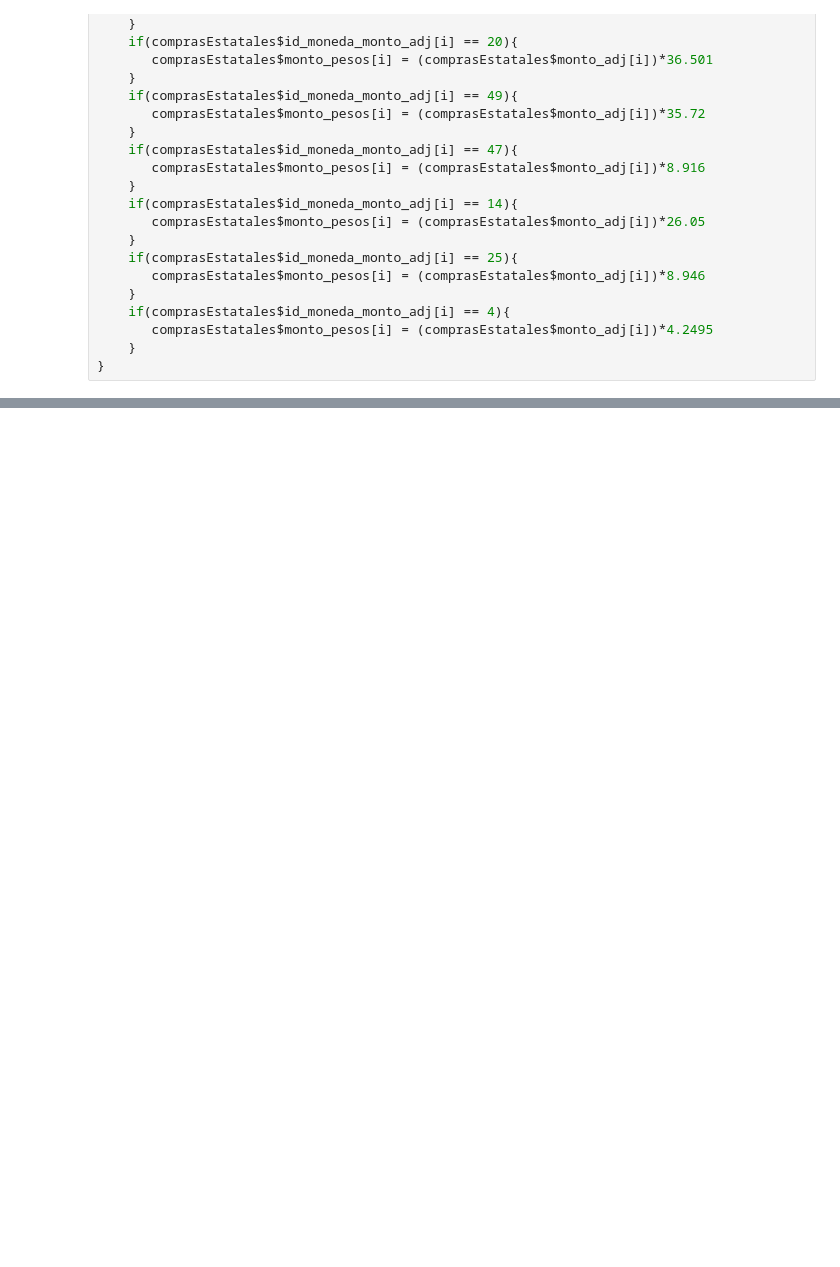
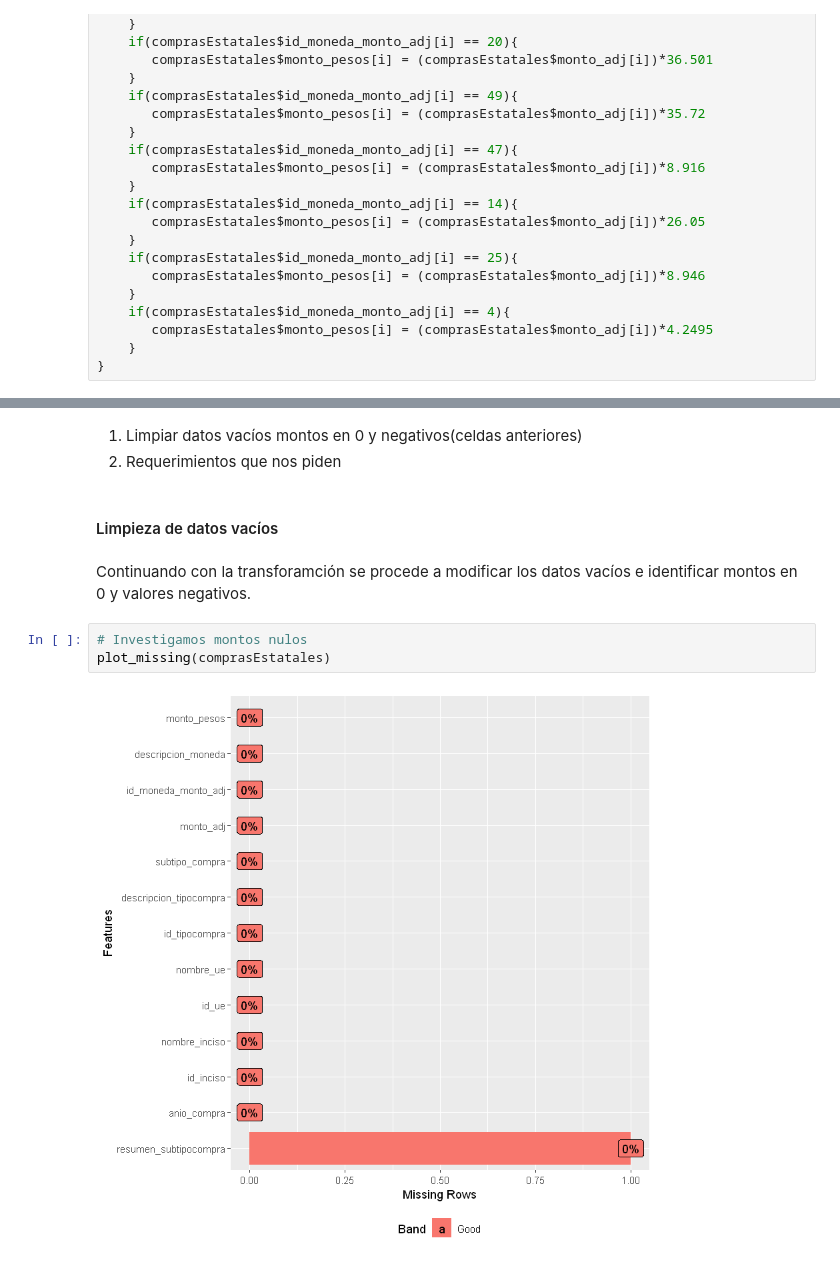
Before and after one commit to UTECjosew/datos, a Jupyter notebook: CienciaDeDatos_EntregaFinal.ipynb, the cells around one changed output, grey strips where cells are left out. Saved outputs shown, nothing was run; the diff lists cells and outputs as text; blank space fills up the shorter version.

```diff
--- a/CienciaDeDatos_EntregaFinal.ipynb
+++ b/CienciaDeDatos_EntregaFinal.ipynb
@@ -829,3 +832,15 @@ head(comprasEstatales)
 | 2018 | 1 | Poder Legislativo | 1 | Cámara de Senadores | CD | Compra Directa | COM | ... |
 | 2018 | 1 | Poder Legislativo | 1 | Cámara de Senadores | CD | Compra Directa | COM | ... |
 | 2018 | 1 | Poder Legislativo | 1 | Cámara de Senadores | CD | Compra Directa | COM | ... |
+# %% [markdown]
+1. Limpiar datos vacíos montos en 0 y negativos(celdas anteriores)
+3. Requerimientos que nos piden
+# %% [markdown]
+#### Limpieza de datos vacíos
+# %% [markdown]
+Continuando con la transforamción se procede a modificar los datos vacíos e identificar montos en 0 y valores negativos.
+# %%
+# Investigamos montos nulos
+plot_missing(comprasEstatales)
+# %% [output]
+[figure, added]
```
Also changed, not shown: parts of 21 cells of this notebook.
